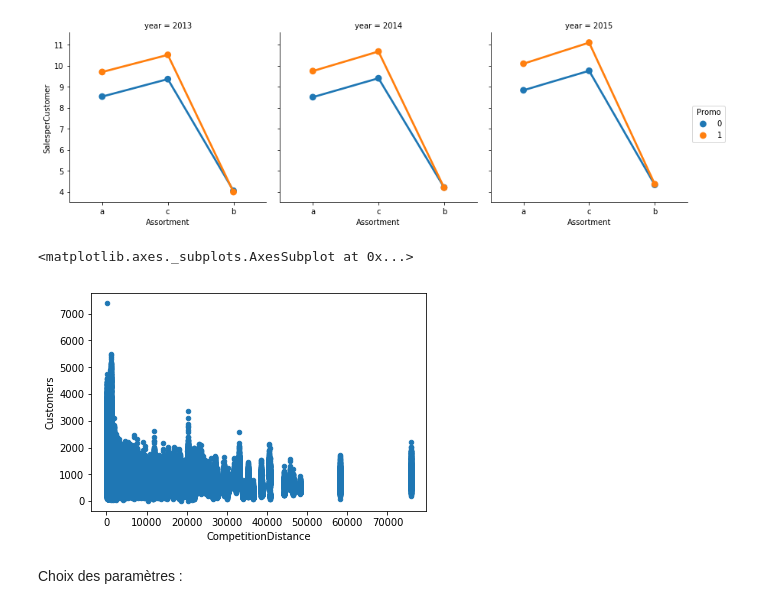
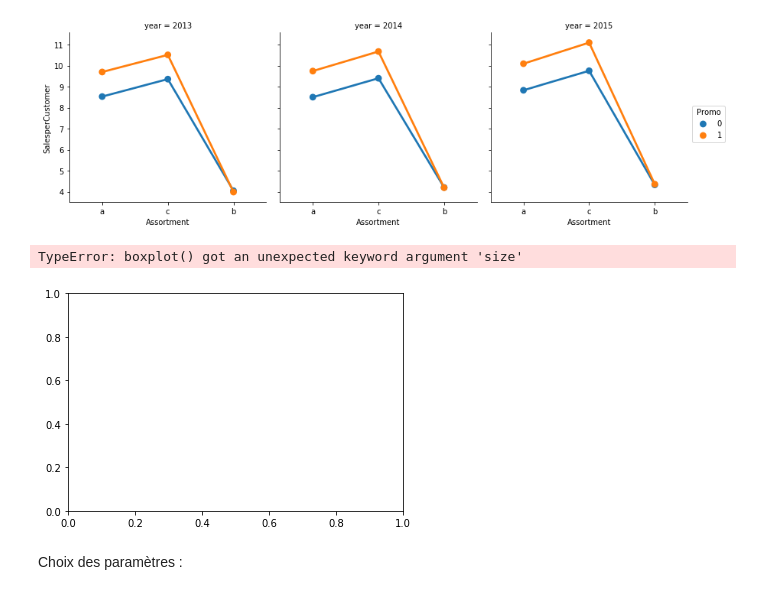
Before and after one commit to yasserbekkali/projetBD, a Jupyter notebook: Projet_WaveStone.ipynb, the cells around one changed output. Drawn from its saved outputs; the diff is of its cells as text; code cells hidden in the pictures.

Commit message:
ajout analyse competition

```diff
--- a/Projet_WaveStone.ipynb
+++ b/Projet_WaveStone.ipynb
@@ -270,11 +270,14 @@ sns.factorplot(data = dts, x ="Assortment", y = "SalesperCustomer",
 dts['StateHoliday'][dts['StateHoliday']==0] = 'z'
 # %%
 dts.head()
-# %%
-dts.plot('CompetitionDistance' , 'Customers', kind='Scatter')
-# %% [output]
-<matplotlib.axes._subplots.AxesSubplot at 0x...>
-[figure, removed]
+# %%
+bplot = sns.boxplot(y='Sales', x='CompetitionOpenSinceYear',
+                 data=dts,
+                 width=0.5,
+                 palette="colorblind", size = 10)
+# %% [output]
+TypeError: boxplot() got an unexpected keyword argument 'size'
+[figure, added]
 # %%
 fig1 , ax1 = plt.subplots(1 , 1 , figsize = (20 , 5))
 ax1.boxplot(train.Customers , showmeans=True , vert=False)
```
